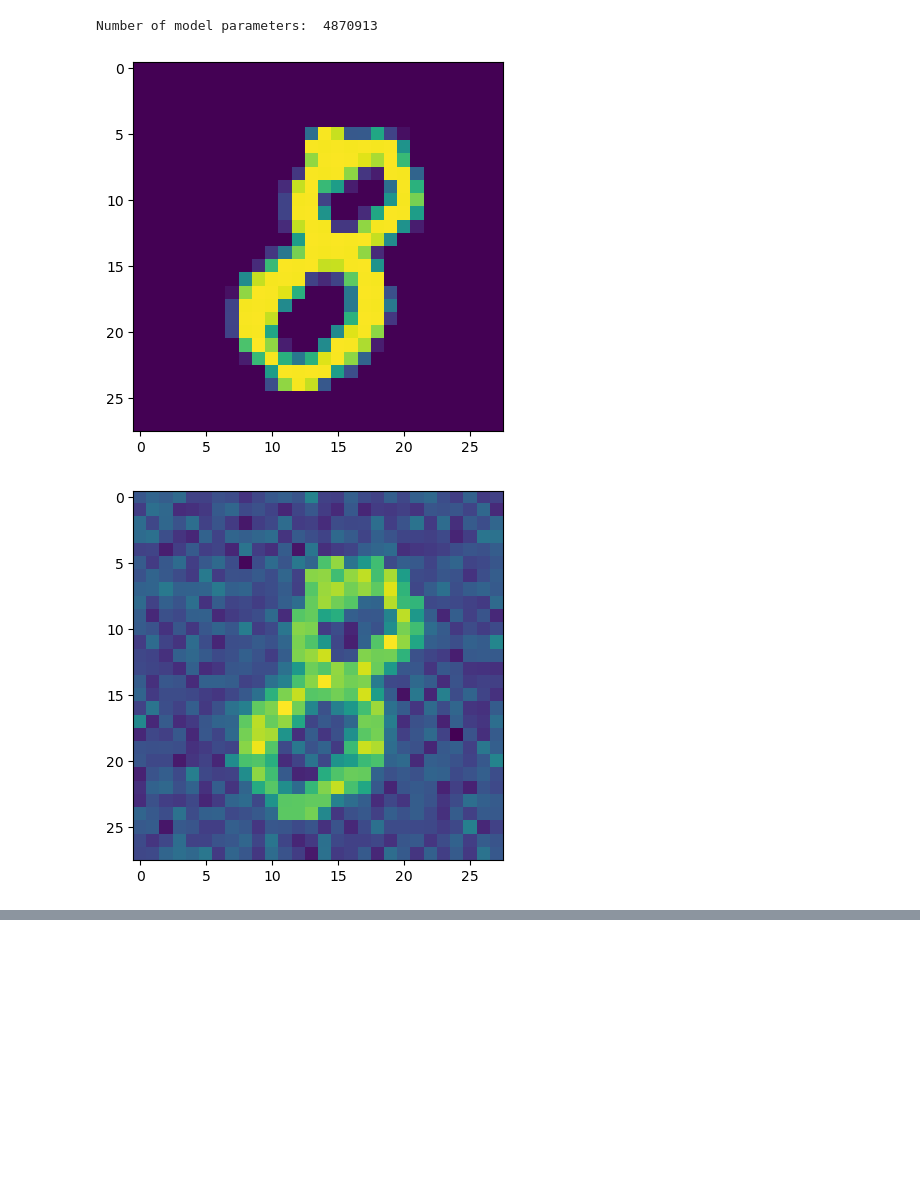
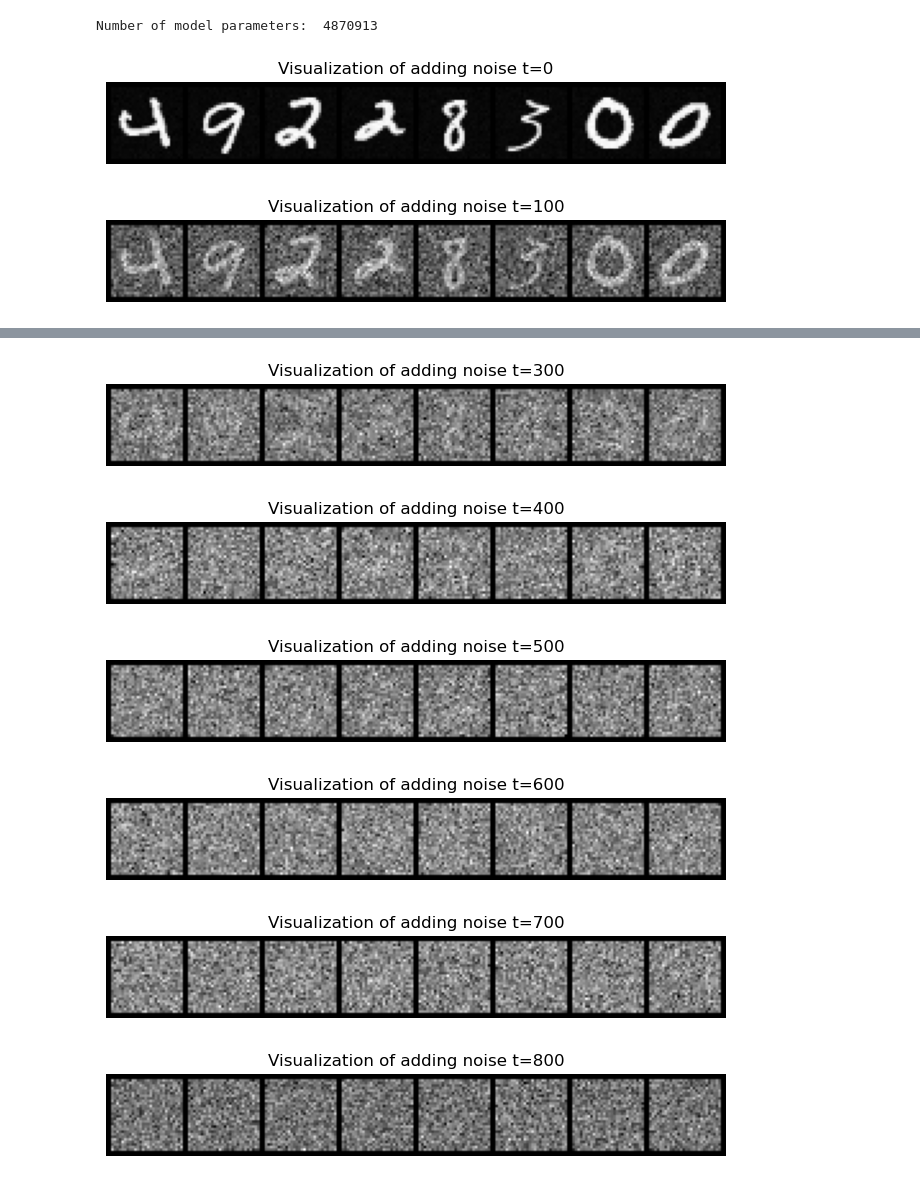
Before and after one commit to mysterytony/cs231n_project, a Jupyter notebook: ddpm.ipynb, the cells around one changed output, grey strips where cells are left out. Saved outputs shown, nothing was run; the diff lists cells and outputs as text; code cells hidden in the pictures; blank space fills up the shorter version.

```diff
--- a/ddpm.ipynb
+++ b/ddpm.ipynb
@@ -268,26 +446,43 @@ denoising_loss = nn.MSELoss()
 # %%
 def count_parameters(model):
     return sum(p.numel() for p in model.parameters() if p.requires_grad)
 
+
 print("Number of model parameters: ", count_parameters(diffusion))
 
+
 def show_image(image):
-    assert image.shape == (1, 28, 28)
+    # assert image.shape == (1, 28, 28)
     fig = plt.figure()
     plt.imshow(image.transpose(0, 1).transpose(1, 2).detach().cpu().numpy())
 
+
+def draw_sample_image(x, postfix):
+    plt.figure(figsize=(8, 8))
+    plt.axis("off")
+    plt.title("Visualization of {}".format(postfix))
+    plt.imshow(np.transpose(make_grid(x.detach().cpu(),
+               padding=2, normalize=True), (1, 2, 0)))
+
+
 model.eval()
 for batch_idx, (x, _) in enumerate(train_loader):
-    x = x.to(DEVICE)
-    show_image(x[0])
-    perturbed_images, epsilon, pred_epsilon = diffusion(x)
-    perturbed_images = diffusion.reverse_scale_to_zero_to_one(perturbed_images)
+    x = x[:8].to(DEVICE)
+    # perturbed_images, epsilon, pred_epsilon = diffusion(x)
+    # perturbed_images = diffusion.reverse_scale_to_zero_to_one(perturbed_images)
+    for t in range(0, N_TIMESTAMPS, 100):
+        noisy_sample, _ = diffusion.make_noisy(
+            x, torch.full((8, ), t).to(DEVICE))
+        # print(f'{len(noisy_sample)}')
+        # show_image(noisy_sample[0])
+        draw_sample_image(noisy_sample, f"adding noise t={t}")
     break
 
-show_image(perturbed_images[0])
-show_image(perturbed_images[1])
+# print(f'{len(perturbed_images)=}')
+# show_image(perturbed_images[0])
+# show_image(perturbed_images[1])
 # show_image(perturbed_images[63])
 # %% [output]
 Number of model parameters:  4870913
-[figure, old version]
+[figure, new version]
-[figure, old version]
+[figure, new version]
@@ -294,0 +490,6 @@ Number of model parameters:  4870913
+[figure, added]
+[figure, added]
+[figure, added]
+[figure, added]
+[figure, added]
+[figure, added]
```
Also changed, not shown: parts of 11 cells of this notebook.
